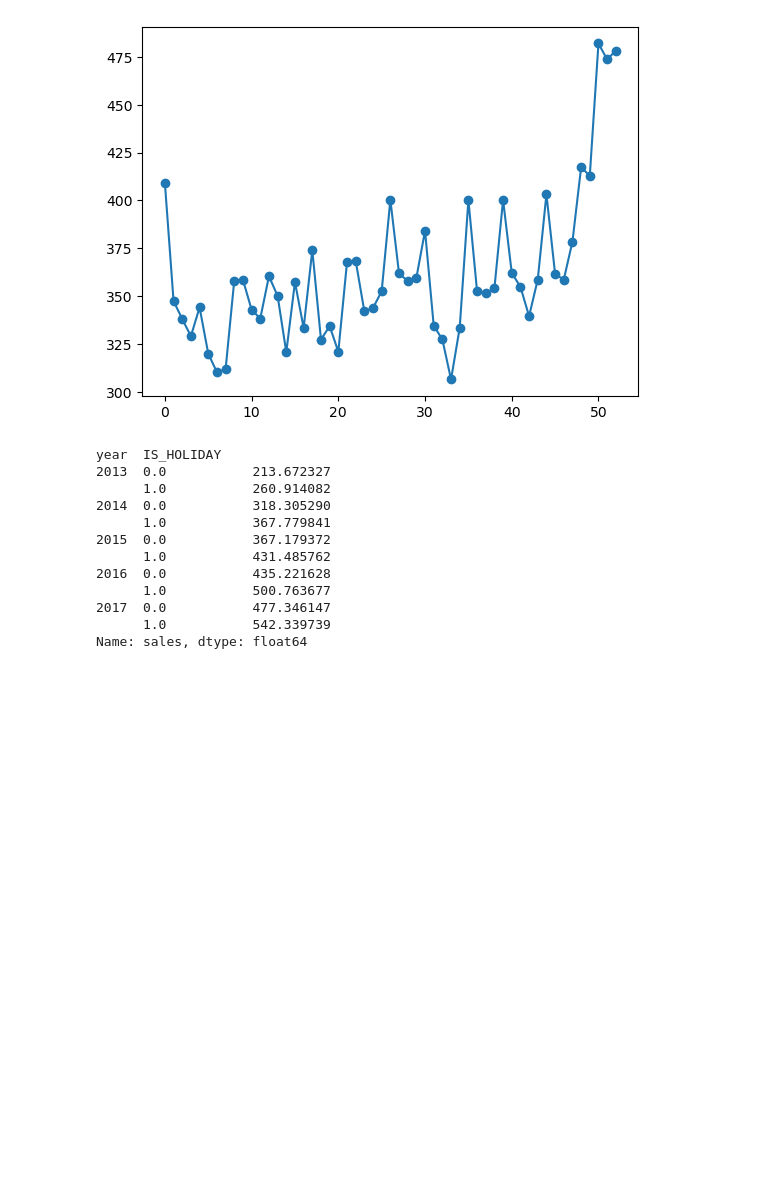
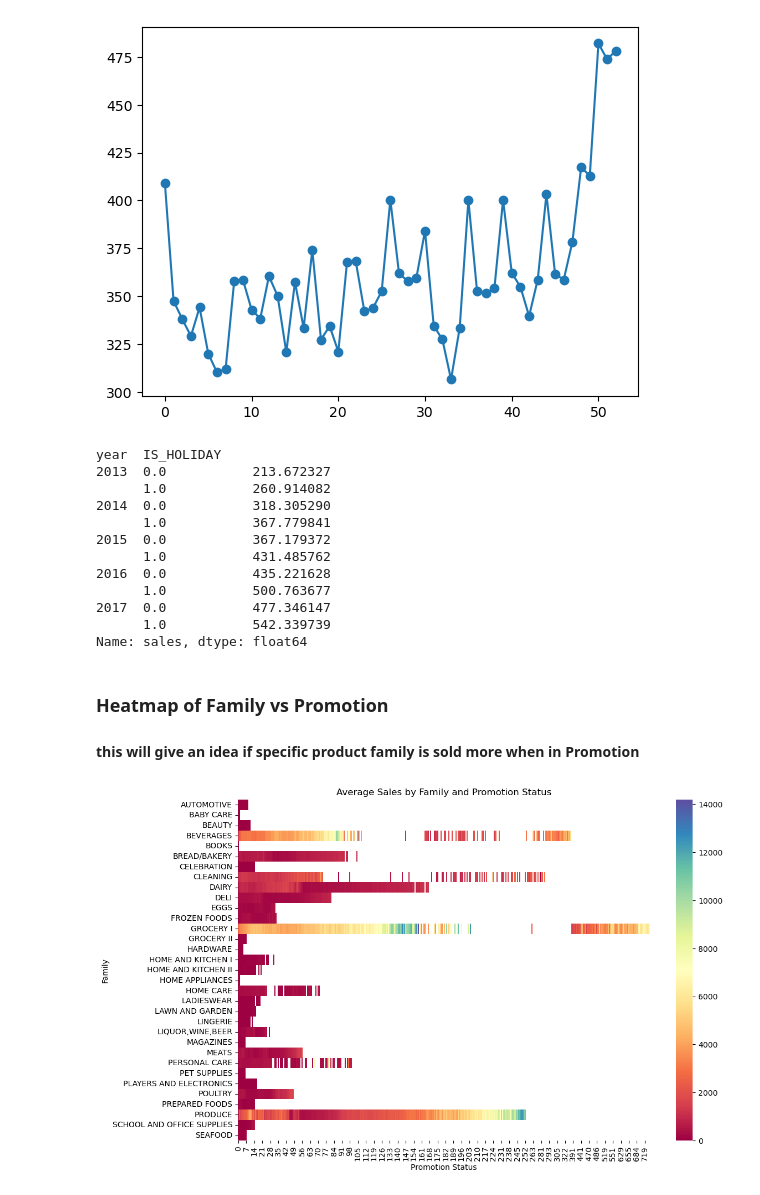
Before and after one commit to divaynagpal/MS422FinalProject, a Jupyter notebook: Flatten_table.ipynb, the cells around one changed output. Drawn from its saved outputs; the diff is of its cells as text; code cells hidden in the pictures; blank space fills up the shorter version.

Commit message:
Added visualisation for on promotion vs faily and sales vs Type

```diff
--- a/Flatten_table.ipynb
+++ b/Flatten_table.ipynb
@@ -319,3 +320,21 @@ year  IS_HOLIDAY
 2017  0.0           477.346147
       1.0           542.339739
 Name: sales, dtype: float64
+# %% [markdown]
+### Heatmap of Family vs Promotion
+#### this will give an idea if specific product family is sold more when in Promotion
+# %%
+grouped_data = train.groupby(['family', 'onpromotion'])['sales'].mean().reset_index()
+
+# Pivot the data to get a matrix format suitable for a heatmap
+heatmap_data = grouped_data.pivot('family', 'onpromotion', 'sales')
+
+# Plot the heatmap
+plt.figure(figsize=(12, 8))
+sns.heatmap(heatmap_data, annot=False, fmt=".2f", cmap="Spectral")
+plt.title('Average Sales by Family and Promotion Status')
+plt.xlabel('Promotion Status')
+plt.ylabel('Family')
+plt.show()
+# %% [output]
+[figure, added]
```
Also changed, not shown: parts of 5 cells of this notebook.
